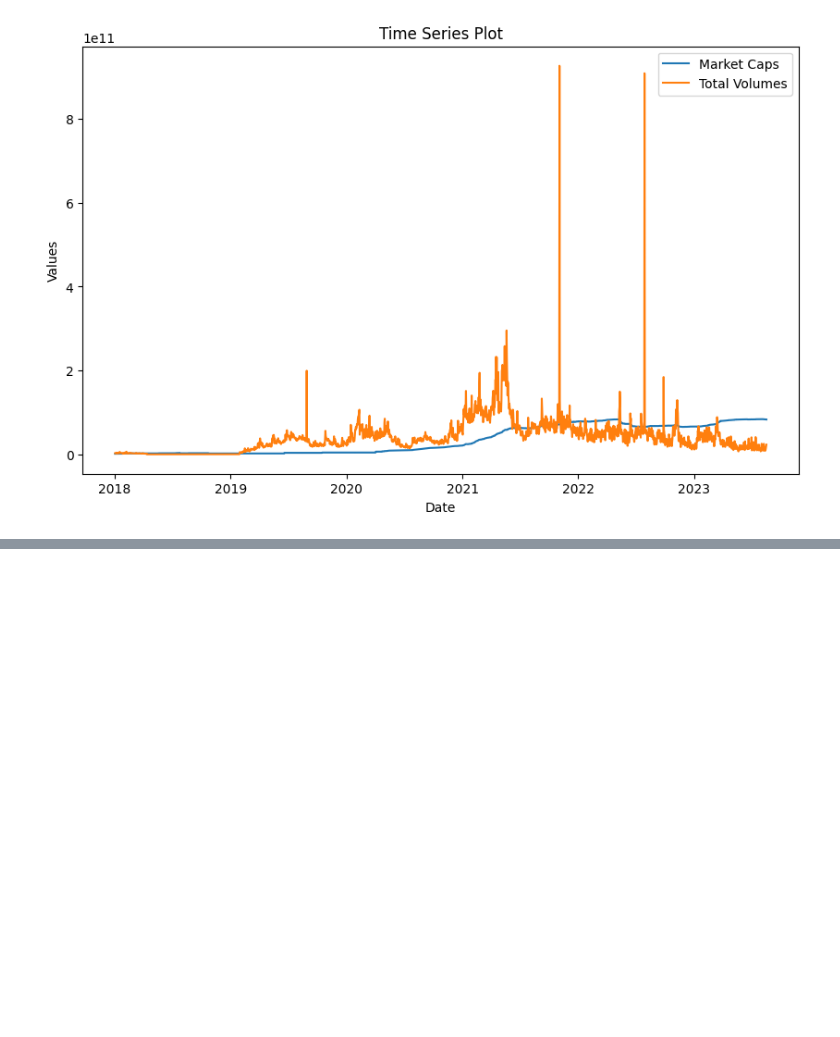
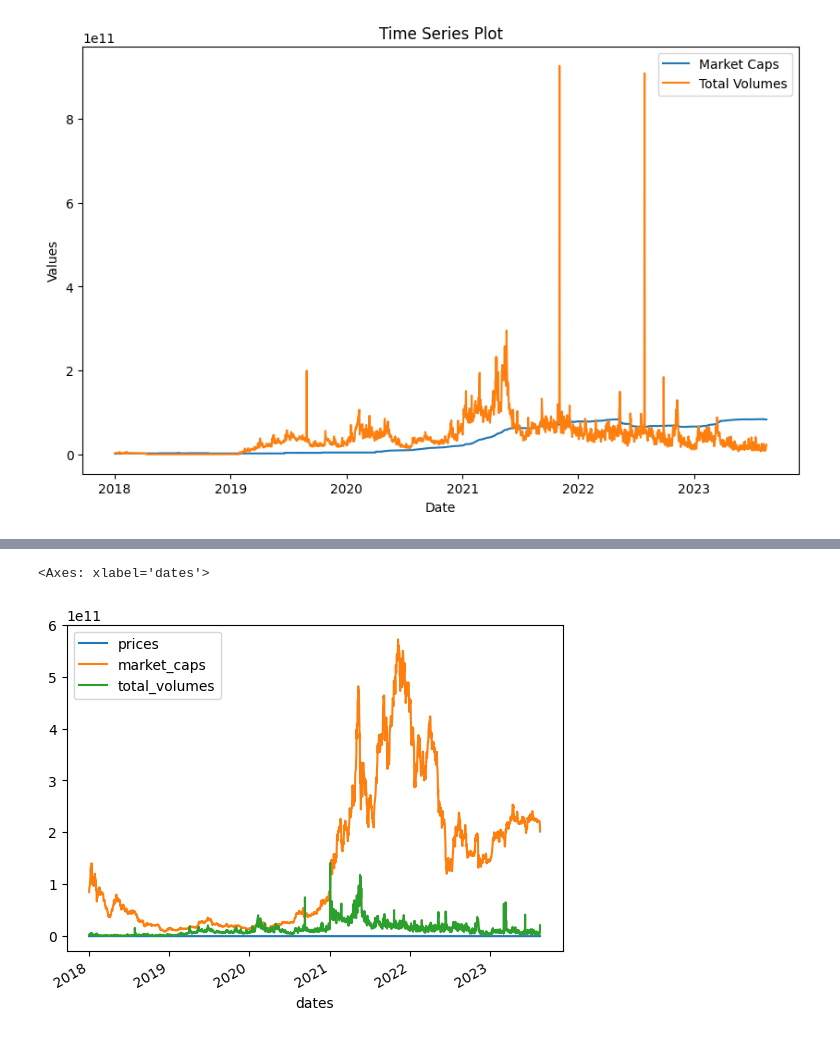
Before and after one commit to someonefrom93/PIDA_J_DIEGO, a Jupyter notebook: eda_gecko.ipynb, the cells around one changed output, grey strips where cells are left out. Cells and saved outputs as stored; diff of their text form; code cells hidden in the pictures; blank space fills up the shorter version.

```diff
--- a/eda_gecko.ipynb
+++ b/eda_gecko.ipynb
@@ -561,0 +727,5 @@ plt.show()
+# %%
+ethereum_df.set_index("dates", drop=True).plot()
+# %% [output]
+<Axes: xlabel='dates'>
+[figure, added]
```
Also changed, not shown: parts of 21 cells of this notebook, 10 other files.
